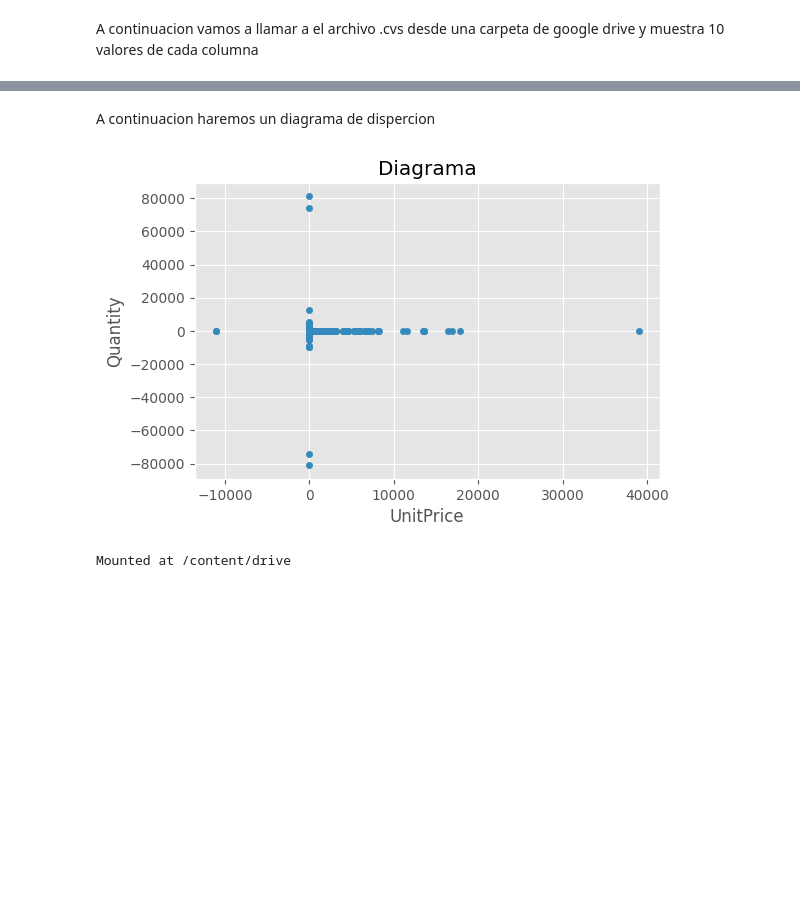
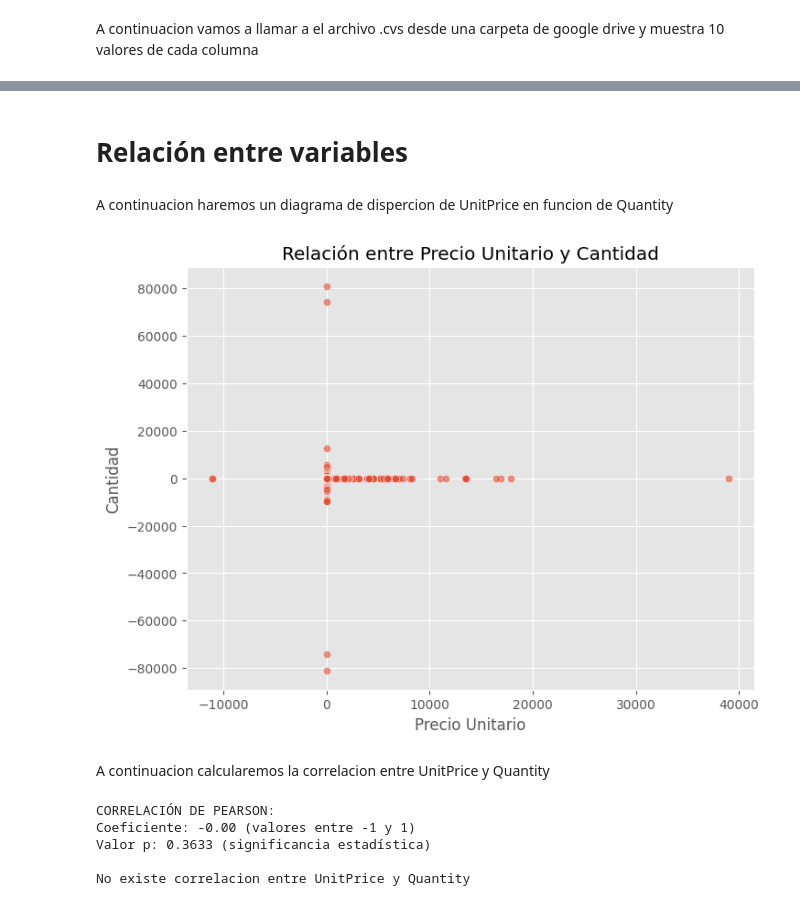
Before and after one commit to AlanBarria/Prueba_1_ML, a Jupyter notebook: Prueba_1_ML.ipynb, the cells around one changed output, grey strips where cells are left out. Drawn from its saved outputs; the diff is of its cells as text; code cells hidden in the pictures; blank space fills up the shorter version.

```diff
--- a/Prueba_1_ML.ipynb
+++ b/Prueba_1_ML.ipynb
@@ -87,21 +152,28 @@ Moda del precio unitario: 1.25
+# %% [markdown]
+# Relación entre variables
 # %% [markdown]
-A continuacion haremos un diagrama de dispercion
+A continuacion haremos un diagrama de dispercion de UnitPrice en funcion de Quantity
-# %%
-fig, ax = plt.subplots(figsize=(6, 3.84))  # Define el tamaño de la figura en pulgadas (ancho, alto).
-
-df.plot(
-    x    = 'UnitPrice',
-    y    = 'Quantity',
-    kind = "scatter",
-    ax   = ax
-)
-
-
-ax.set_title('Diagrama');
-# %% [output]
-[figure, removed]
-# %%
-from google.colab import drive
-drive.mount('/content/drive')
-# %% [output]
-Mounted at /content/drive
+# %%
+plt.figure(figsize=(8, 6))
+sns.scatterplot(data=df, x='UnitPrice', y='Quantity', alpha=0.6)
+plt.title('Relación entre Precio Unitario y Cantidad')
+plt.xlabel('Precio Unitario')
+plt.ylabel('Cantidad')
+plt.show()
+# %% [output]
+[figure, added]
+# %% [markdown]
+A continuacion calcularemos la correlacion entre UnitPrice y Quantity
+# %%
+corr, p_value = pearsonr(df['UnitPrice'], df['Quantity'])
+print("\nCORRELACIÓN DE PEARSON:")
+print(f"Coeficiente: {corr:.2f} (valores entre -1 y 1)")
+print(f"Valor p: {p_value:.4f} (significancia estadística)")
+
+print("\nNo existe correlacion entre UnitPrice y Quantity")
+# %% [output]
+CORRELACIÓN DE PEARSON:
+Coeficiente: -0.00 (valores entre -1 y 1)
+Valor p: 0.3633 (significancia estadística)
+
+No existe correlacion entre UnitPrice y Quantity
```
Also changed, not shown: parts of 17 cells of this notebook.
